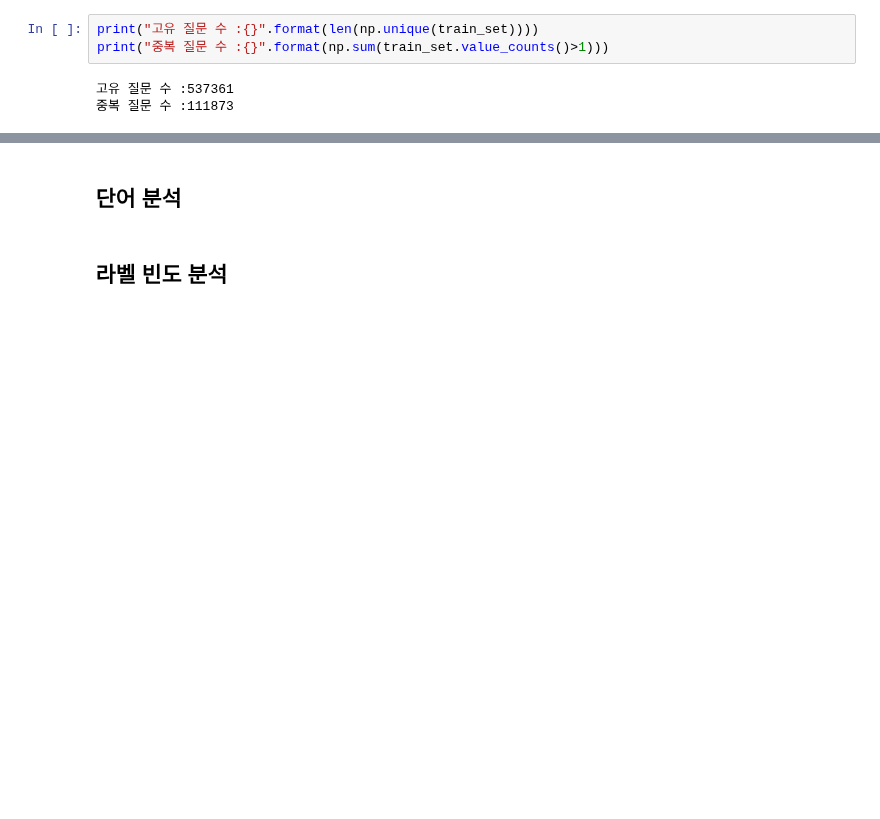
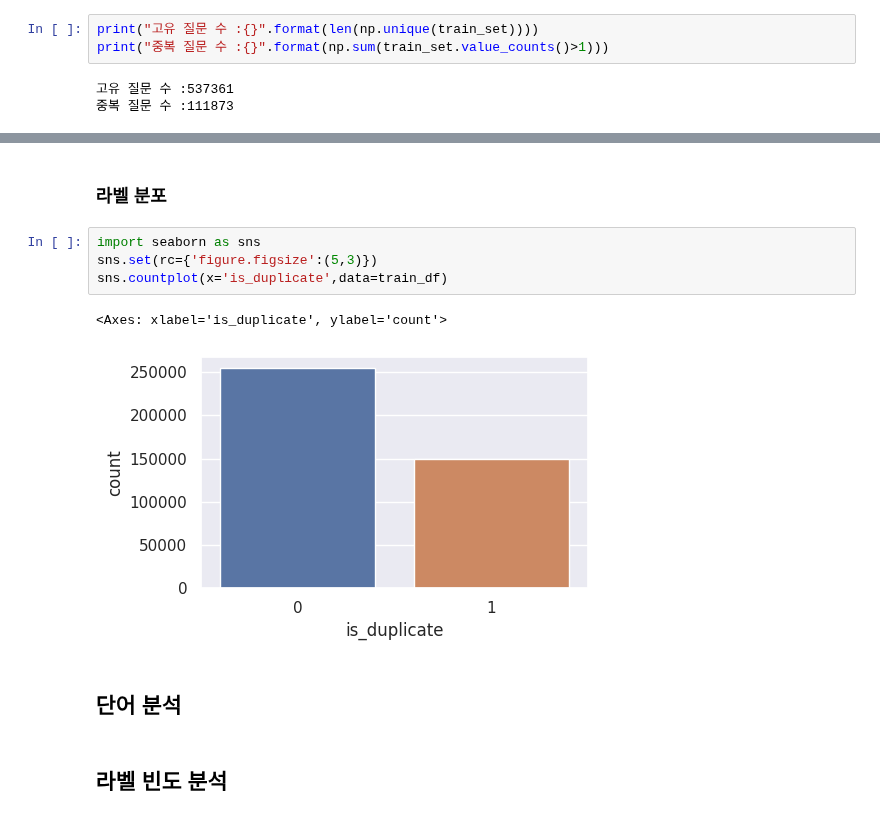
Before and after one commit to DonghaeSuh/NLP_Pytorch, a Jupyter notebook: EDA/Quora_Question_Pairs_EDA.ipynb, the cells around one changed output, grey strips where cells are left out. Drawn from its saved outputs; the diff is of its cells as text; blank space fills up the shorter version.

```diff
--- a/EDA/Quora_Question_Pairs_EDA.ipynb
+++ b/EDA/Quora_Question_Pairs_EDA.ipynb
@@ -91,3 +133,12 @@ print()
+# %% [markdown]
+### 라벨 분포
+# %%
+import seaborn as sns
+sns.set(rc={'figure.figsize':(5,3)})
+sns.countplot(x='is_duplicate',data=train_df)
+# %% [output]
+<Axes: xlabel='is_duplicate', ylabel='count'>
+[figure, added]
 # %% [markdown]
 ## 단어 분석
 # %% [markdown]
```
Also changed, not shown: parts of 9 cells of this notebook.
